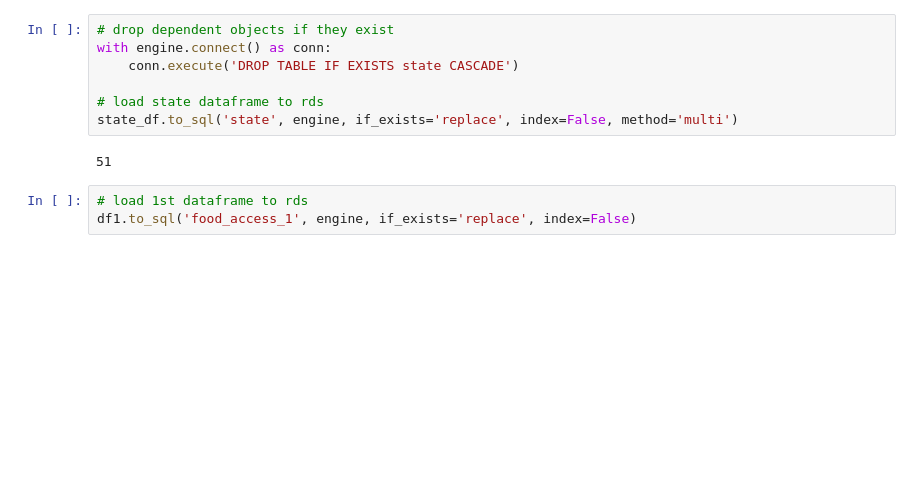
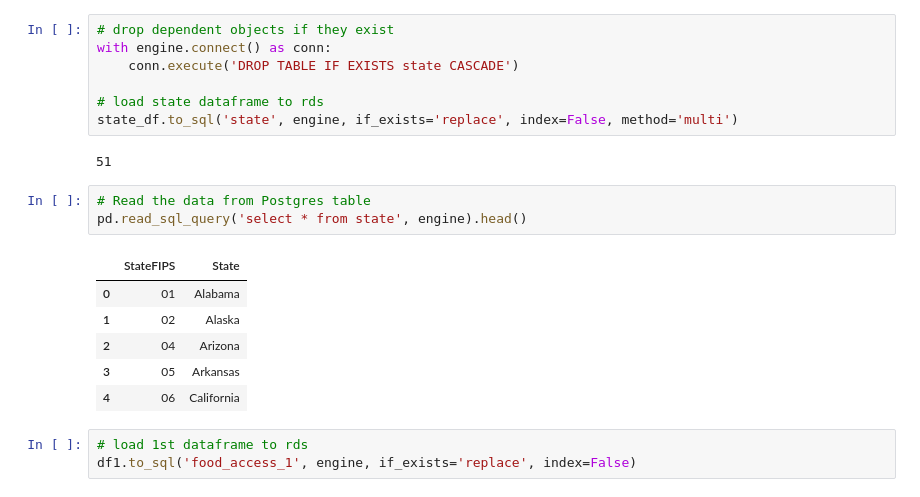
Before and after one commit to meeyoungPH/food-insecurity-machine-learning, a Jupyter notebook: static/data/etl.ipynb, the cells around one changed output. Saved outputs shown, nothing was run; the diff lists cells and outputs as text; blank space fills up the shorter version.

Commit message:
verified data load to aws server

```diff
--- a/static/data/etl.ipynb
+++ b/static/data/etl.ipynb
@@ -195,6 +195,16 @@ with engine.connect() as conn:
 state_df.to_sql('state', engine, if_exists='replace', index=False, method='multi')
 # %% [output]
 51
+# %%
+# Read the data from Postgres table
+pd.read_sql_query('select * from state', engine).head()
+# %% [output]
+|  | StateFIPS | State |
+| 0 | 01 | Alabama |
+| 1 | 02 | Alaska |
+| 2 | 04 | Arizona |
+| 3 | 05 | Arkansas |
+| 4 | 06 | California |
 # %%
 # load 1st dataframe to rds
 df1.to_sql('food_access_1', engine, if_exists='replace', index=False)
```
Also changed, not shown: parts of 3 cells of this notebook.
